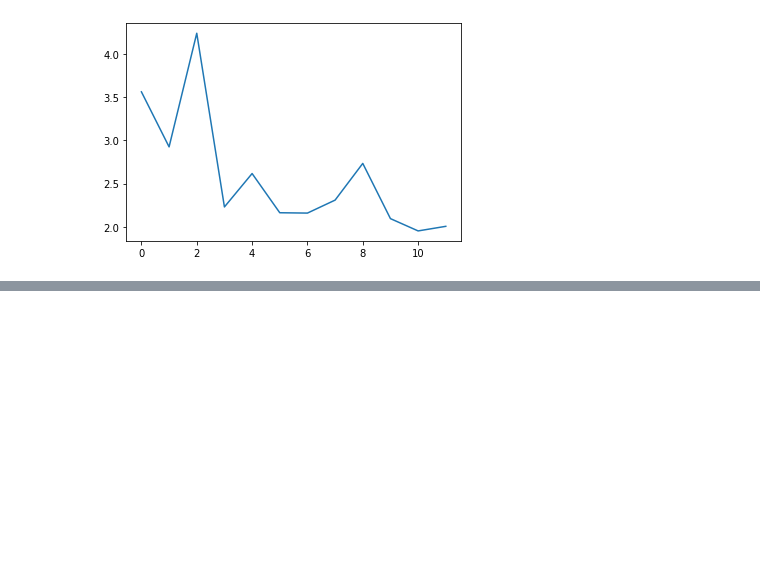
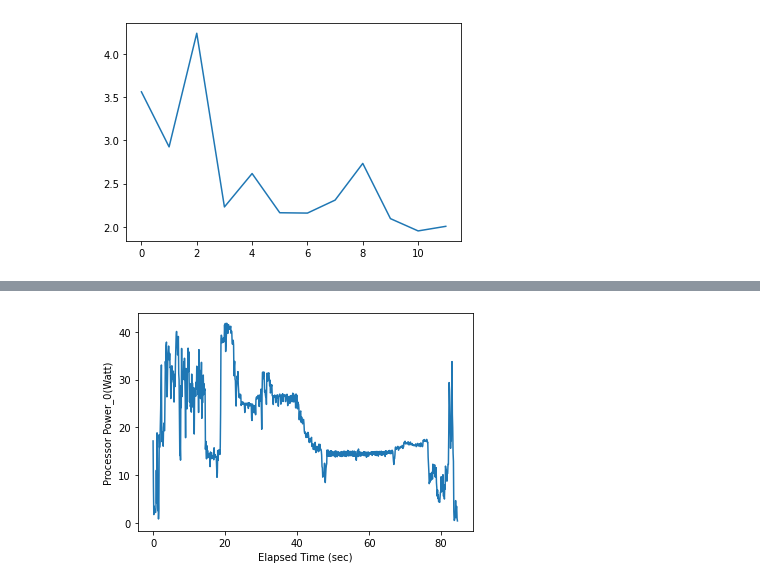
Before and after one commit to wesleymth/LauzHack-2022-energy, a Jupyter notebook: notebook_wesley.ipynb, the cells around one changed output, grey strips where cells are left out. Cells and saved outputs as stored; diff of their text form; code cells hidden in the pictures; blank space fills up the shorter version.

```diff
--- a/notebook_wesley.ipynb
+++ b/notebook_wesley.ipynb
@@ -133,0 +235,3 @@ plt.plot(df['Processor Power_0(Watt)'])
+# %%
+sns.lineplot(data=plot_data, x="Elapsed Time (sec)", y="Processor Power_0(Watt)")
+# %% [output]
@@ -133,0 +239 @@ plt.plot(df['Processor Power_0(Watt)'])
+[figure, added]
```
Also changed, not shown: parts of 17 cells of this notebook.
